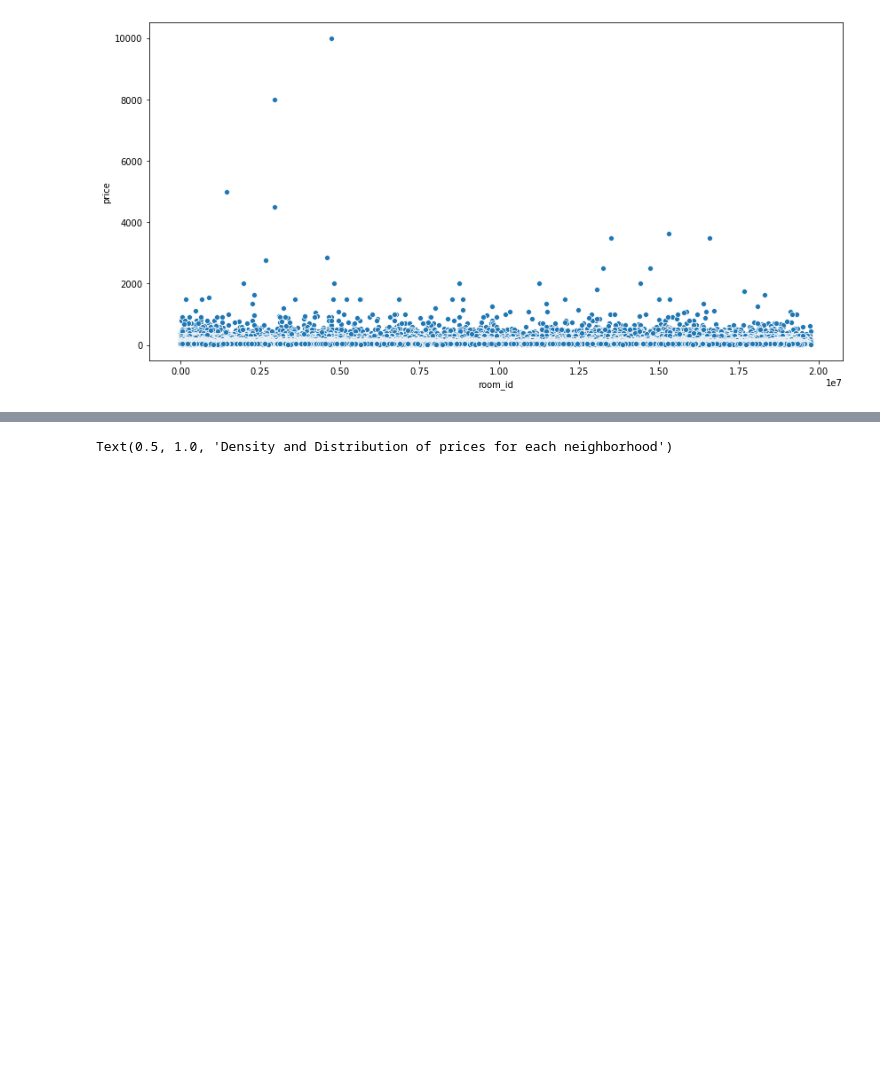
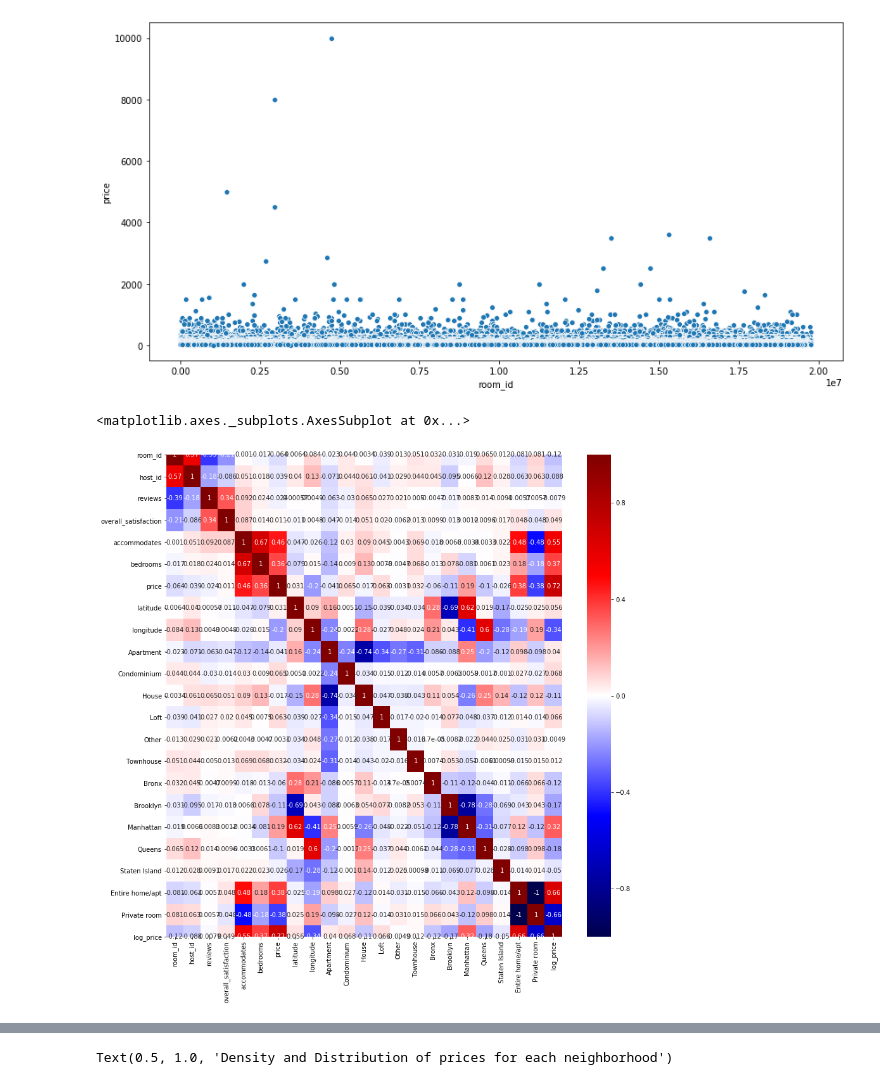
Before and after one commit to bellisor/mod2-TeamLoneWolf, a Jupyter notebook: mod2_index.ipynb, the cells around one changed output, grey strips where cells are left out. Cells and saved outputs as stored; diff of their text form; code cells hidden in the pictures; blank space fills up the shorter version.

```diff
--- a/mod2_index.ipynb
+++ b/mod2_index.ipynb
@@ -425,3 +416,9 @@ sns.scatterplot(data = df, x = df['room_id'], y = df['price'])
 # %% [output]
 <matplotlib.axes._subplots.AxesSubplot at 0x...>
 [figure]
+# %%
+plt.figure(figsize = (14,14))
+sns.heatmap(df.corr(), cmap="seismic", annot=True, vmin=-1, vmax=1)
+# %% [output]
+<matplotlib.axes._subplots.AxesSubplot at 0x...>
+[figure, added]
```
Also changed, not shown: parts of 45 cells of this notebook.
